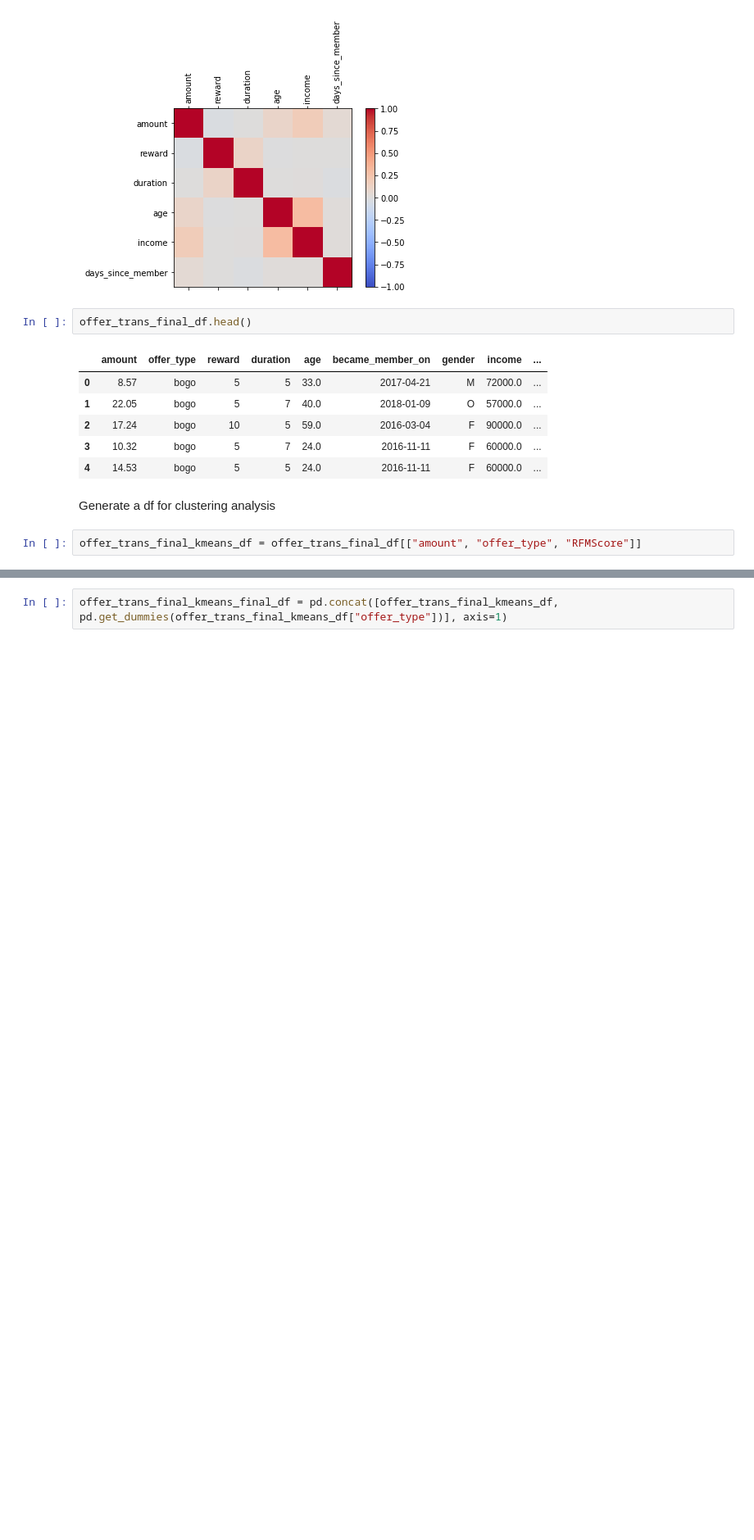
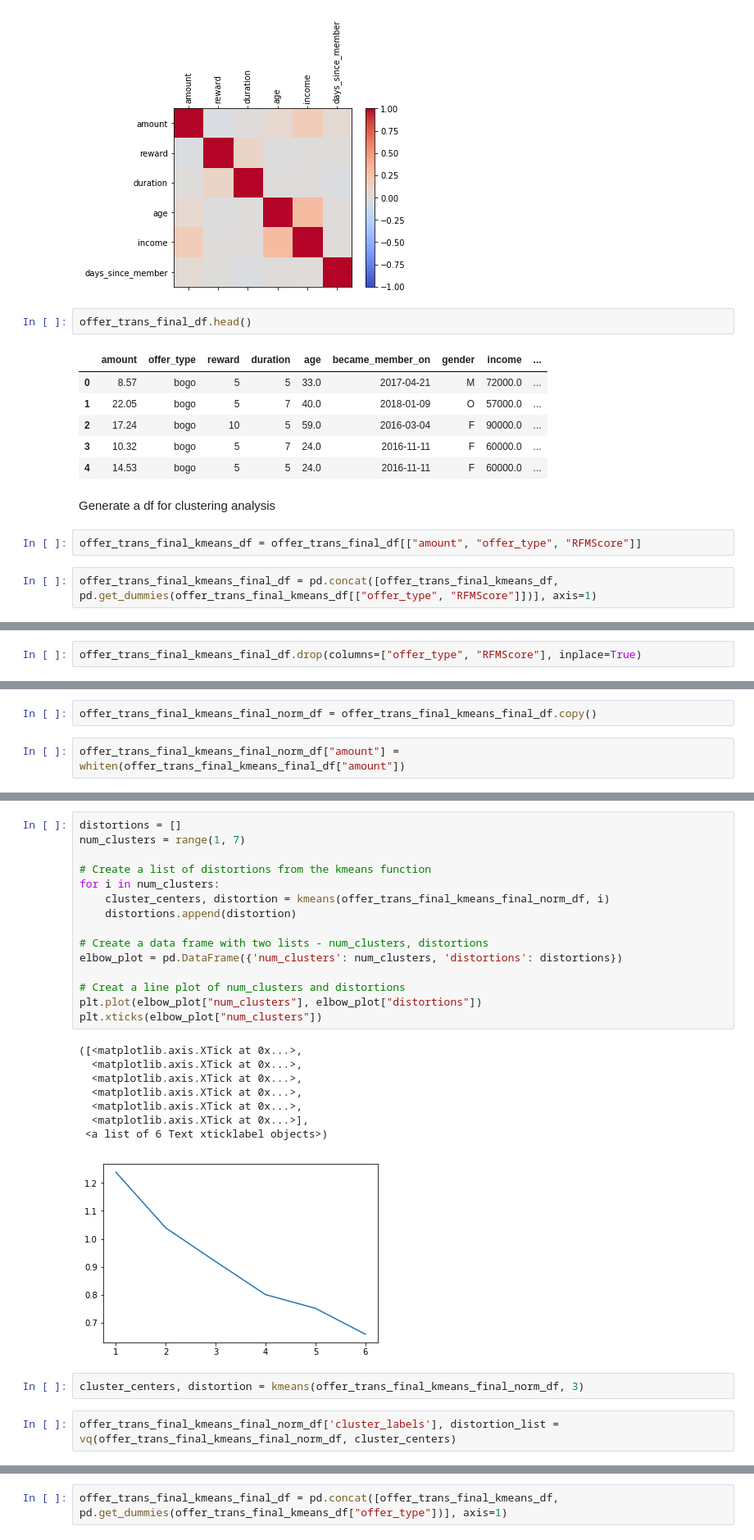
Before and after one commit to Mendy5/Udacity_Project_Capstone, a Jupyter notebook: Starbucks_Capstone_notebook.ipynb, the cells around one changed output, grey strips where cells are left out. Shown at 82% size. Cells and saved outputs as stored; diff of their text form; blank space fills up the shorter version.

```diff
--- a/Starbucks_Capstone_notebook.ipynb
+++ b/Starbucks_Capstone_notebook.ipynb
@@ -2352,3 +2353,5 @@ offer_trans_final_df.head()
 Generate a df for clustering analysis
 # %%
 offer_trans_final_kmeans_df = offer_trans_final_df[["amount", "offer_type", "RFMScore"]]
+# %%
+offer_trans_final_kmeans_final_df = pd.concat([offer_trans_final_kmeans_df, pd.get_dummies(offer_trans_final_kmeans_df[["offer_type", "RFMScore"]])], axis=1)
@@ -2354,0 +2367,2 @@ offer_trans_final_kmeans_df = offer_trans_final_df[["amount", "offer_type", "RFM
+# %%
+offer_trans_final_kmeans_final_df.drop(columns=["offer_type", "RFMScore"], inplace=True)
@@ -2354,0 +2378,4 @@ offer_trans_final_kmeans_df = offer_trans_final_df[["amount", "offer_type", "RFM
+# %%
+offer_trans_final_kmeans_final_norm_df = offer_trans_final_kmeans_final_df.copy()
+# %%
+offer_trans_final_kmeans_final_norm_df["amount"] = whiten(offer_trans_final_kmeans_final_df["amount"])
@@ -2354,0 +2391,28 @@ offer_trans_final_kmeans_df = offer_trans_final_df[["amount", "offer_type", "RFM
+# %%
+distortions = []
+num_clusters = range(1, 7)
+
+# Create a list of distortions from the kmeans function
+for i in num_clusters:
+    cluster_centers, distortion = kmeans(offer_trans_final_kmeans_final_norm_df, i)
+    distortions.append(distortion)
+
+# Create a data frame with two lists - num_clusters, distortions
+elbow_plot = pd.DataFrame({'num_clusters': num_clusters, 'distortions': distortions})
+
+# Creat a line plot of num_clusters and distortions
+plt.plot(elbow_plot["num_clusters"], elbow_plot["distortions"])
+plt.xticks(elbow_plot["num_clusters"])
+# %% [output]
+([<matplotlib.axis.XTick at 0x...>,
+  <matplotlib.axis.XTick at 0x...>,
+  <matplotlib.axis.XTick at 0x...>,
+  <matplotlib.axis.XTick at 0x...>,
+  <matplotlib.axis.XTick at 0x...>,
+  <matplotlib.axis.XTick at 0x...>],
+ <a list of 6 Text xticklabel objects>)
+[figure, added]
+# %%
+cluster_centers, distortion = kmeans(offer_trans_final_kmeans_final_norm_df, 3)
+# %%
+offer_trans_final_kmeans_final_norm_df['cluster_labels'], distortion_list = vq(offer_trans_final_kmeans_final_norm_df, cluster_centers)
```
Also changed, not shown: parts of 37 cells of this notebook.
